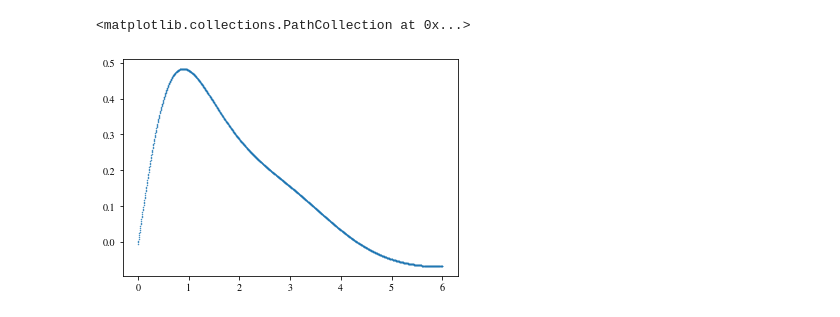
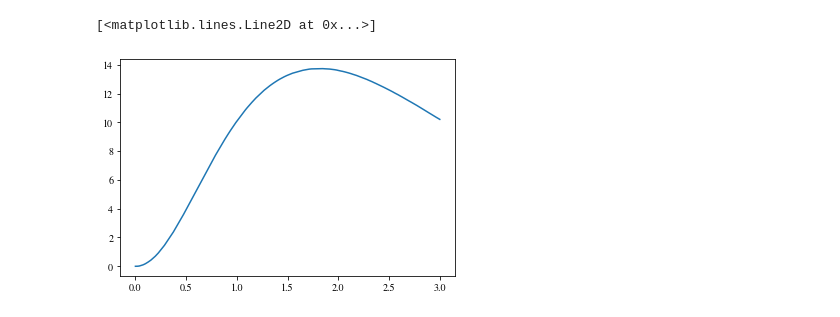
Before and after one commit to eckast161/Spin_dynamics, a Jupyter notebook: Spin.DDTWA.White-noise.ipynb, the cells around one changed output. Drawn from its saved outputs; the diff is of its cells as text; code cells hidden in the pictures.

```diff
--- a/Spin.DDTWA.White-noise.ipynb
+++ b/Spin.DDTWA.White-noise.ipynb
@@ -25,8 +77,8 @@ import matplotlib.pyplot as plt
 %matplotlib inline
 
 
-dt = 0.005 # Time step.
-T = 6 # Total time.
+dt = 0.001 # Time step.
+T = 3 # Total time.
 n = int(T / dt) # Number of time steps.
 
 J=1
@@ -45,7 +97,7 @@ sqrt_2phi=  (2*Gamma_phi)**0.5
 sqrt_decay= (Gamma_decay)**0.5
 
 
-Stochastic=0
+Stochastic=1   #Is the process stochastic?
 
 sqrt_Gamma_phi = np.sqrt(Gamma_phi)
 sqrtdt = np.sqrt(dt)*Stochastic
@@ -132,6 +206,6 @@ def averages(itera,N):
 # %%
 times = np.linspace(0., T, n)
-plt.scatter(times,Result[N+3],s=0.2)
+plt.plot(times,Sk(0))
 # %% [output]
-<matplotlib.collections.PathCollection at 0x...>
+[<matplotlib.lines.Line2D at 0x...>]
-[figure, old version]
+[figure, new version]
```
Also changed, not shown: parts of 7 cells of this notebook.
